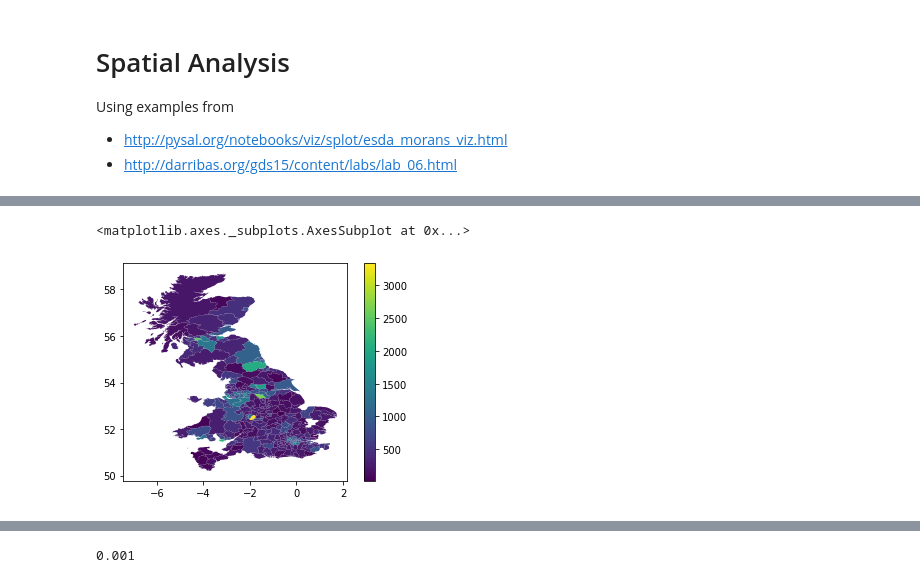
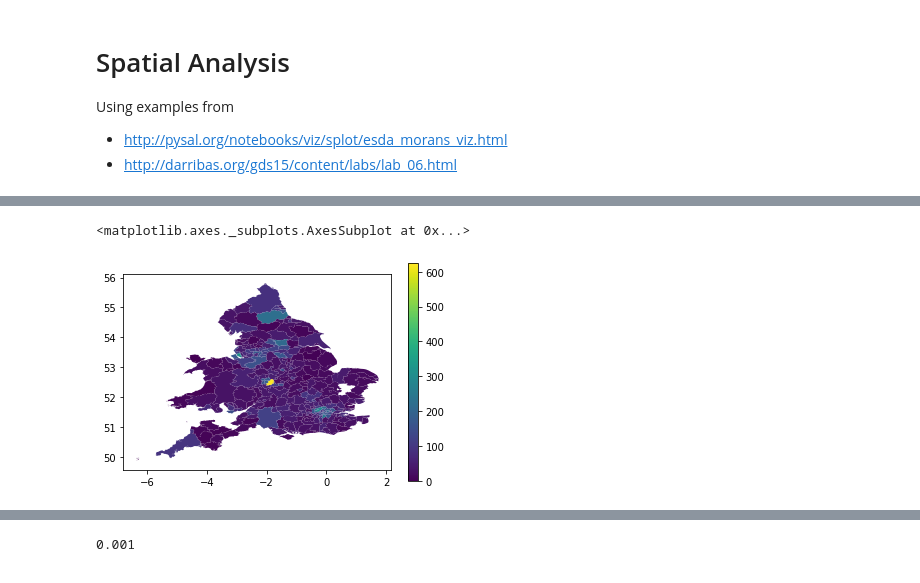
Before and after one commit to Quotennial/covid_bame, a Jupyter notebook: notebooks/spatial_analysis.ipynb, the cells around one changed output, grey strips where cells are left out. Cells and saved outputs as stored; diff of their text form; code cells hidden in the pictures.

```diff
--- a/notebooks/spatial_analysis.ipynb
+++ b/notebooks/spatial_analysis.ipynb
@@ -45,14 +47,14 @@ bame_datastore.lib
  'other': ['lad_geog']}
 # %%
-df= pd.read_csv("../data/processed/explain_pop_norm.csv", index_col=0)
-df = bame_datastore.fbook_covid_data.df
+# df= pd.read_csv("../data/processed/explain_pop_norm.csv", index_col=0)
+df = bame_datastore.ons_deaths.df
 gdf = bame_datastore.lad_geog.gdf.set_index("lad09nm")
 gdf = gdf.join(df)
 # %%
-death_col = df.columns[-1]
-gdf = gdf.dropna(subset=[death_col])
-gdf.plot(column=death_col, cmap='viridis', legend=True)
+target_col = "covid_Deaths"
+gdf = gdf.dropna(subset=[target_col])
+gdf.plot(column=target_col, cmap='viridis', legend=True)
 # %% [output]
 <matplotlib.axes._subplots.AxesSubplot at 0x...>
-[figure, old version]
+[figure, new version]
 # %%
```
Also changed, not shown: parts of 9 cells of this notebook.
